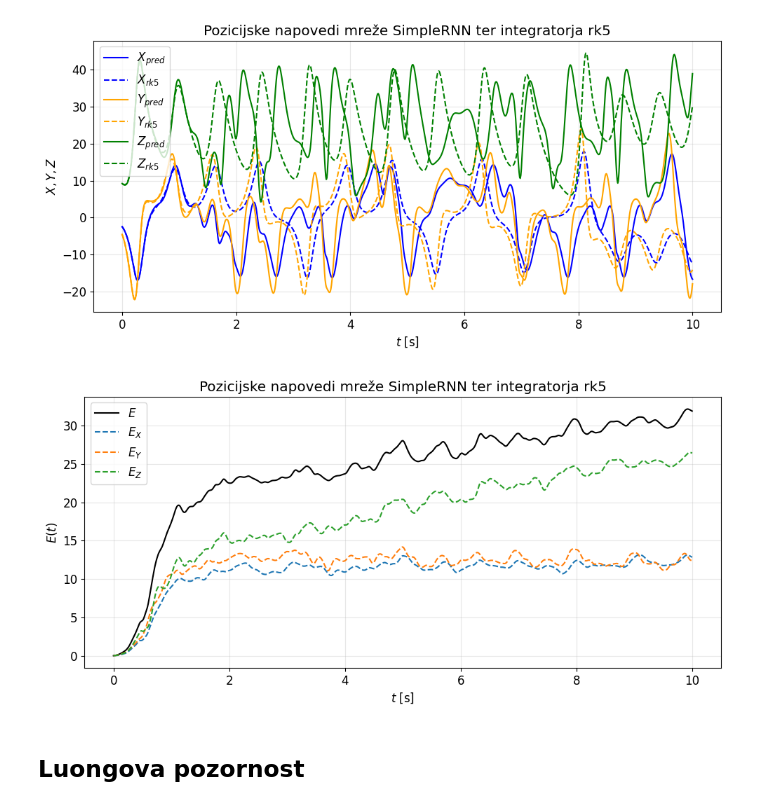
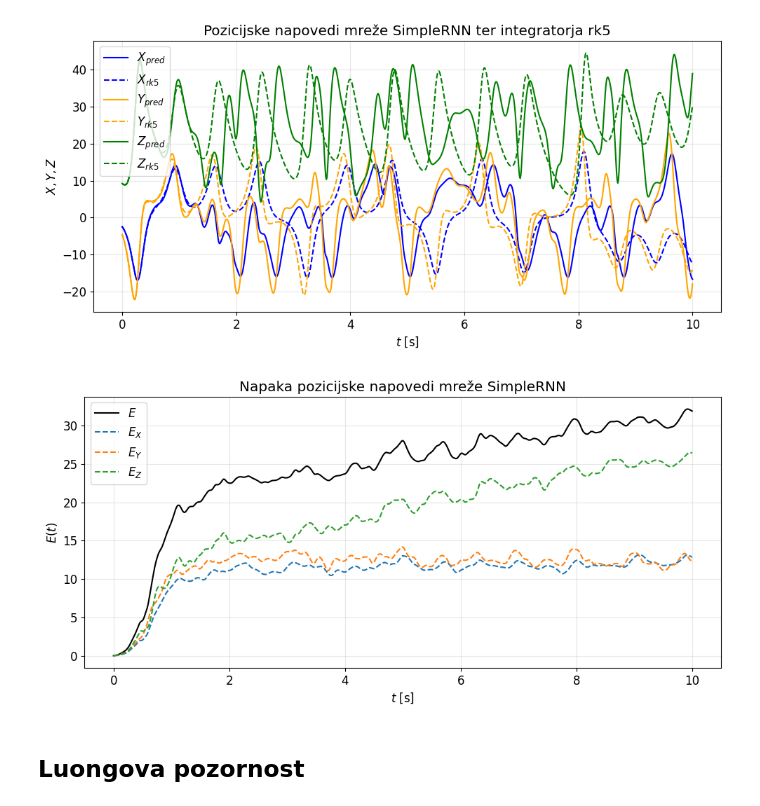
Before and after one commit to tadejkooo/PSUF, a Jupyter notebook: PSUF4/python/main.ipynb, the cells around one changed output. Drawn from its saved outputs; the diff is of its cells as text; code cells hidden in the pictures.

```diff
--- a/PSUF4/python/main.ipynb
+++ b/PSUF4/python/main.ipynb
@@ -538,23 +571,23 @@ plt.show()
 # %%
 """ Napaka predikcije """
 
 errRNN = np.sqrt(np.sum((pred - X_true)**2, axis=(0, 2)) / N)
 errRNN_XYZ = np.sqrt(np.sum((pred - X_true)**2, axis=0) / N)
 
 plt.figure(figsize=(10, 5))
-plt.title('Pozicijske napovedi mreže SimpleRNN ter integratorja rk5')
+plt.title('Napaka pozicijske napovedi mreže SimpleRNN')
 plt.xlabel(r'$t$ [s]')
 plt.ylabel(r'$E (t)$')
 plt.grid(alpha=0.3)
 plt.plot(ts, errRNN, c='black', label=r'$E$')
 plt.plot(ts, errRNN_XYZ[:, 0], ls='--', label=r'$E_X$')
 plt.plot(ts, errRNN_XYZ[:, 1], ls='--', label=r'$E_Y$')
 plt.plot(ts, errRNN_XYZ[:, 2], ls='--', label=r'$E_Z$')
 plt.legend()
 plt.tight_layout()
 plt.show()
 # %% [output]
-[figure, old version]
+[figure, new version]
 # %% [markdown]
 ## Luongova pozornost
 # %%
```
Also changed, not shown: parts of 6 cells of this notebook, 17 other files.
